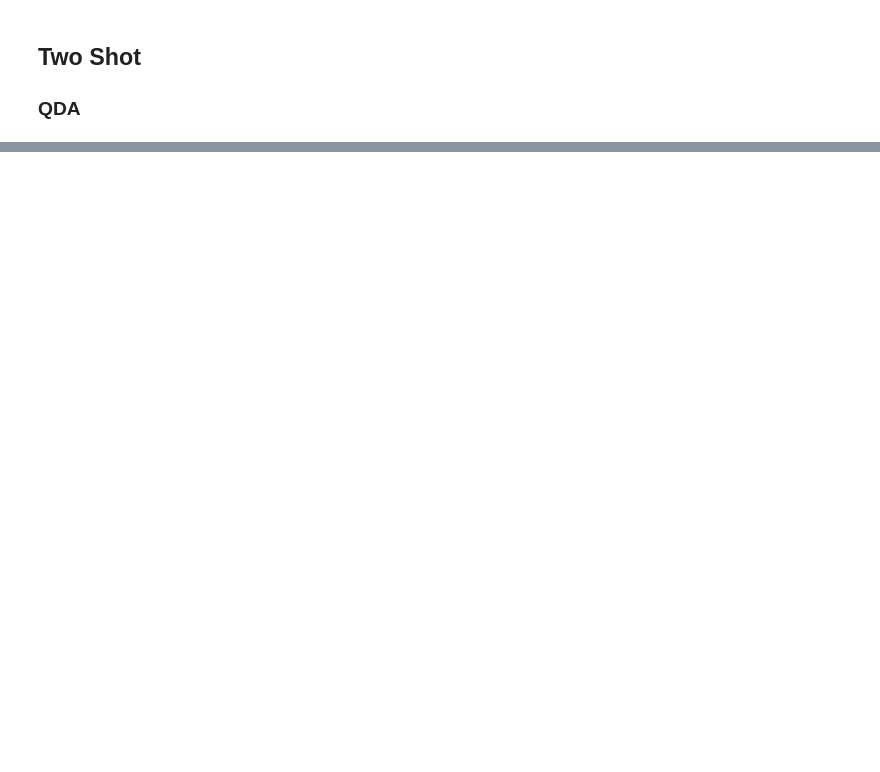
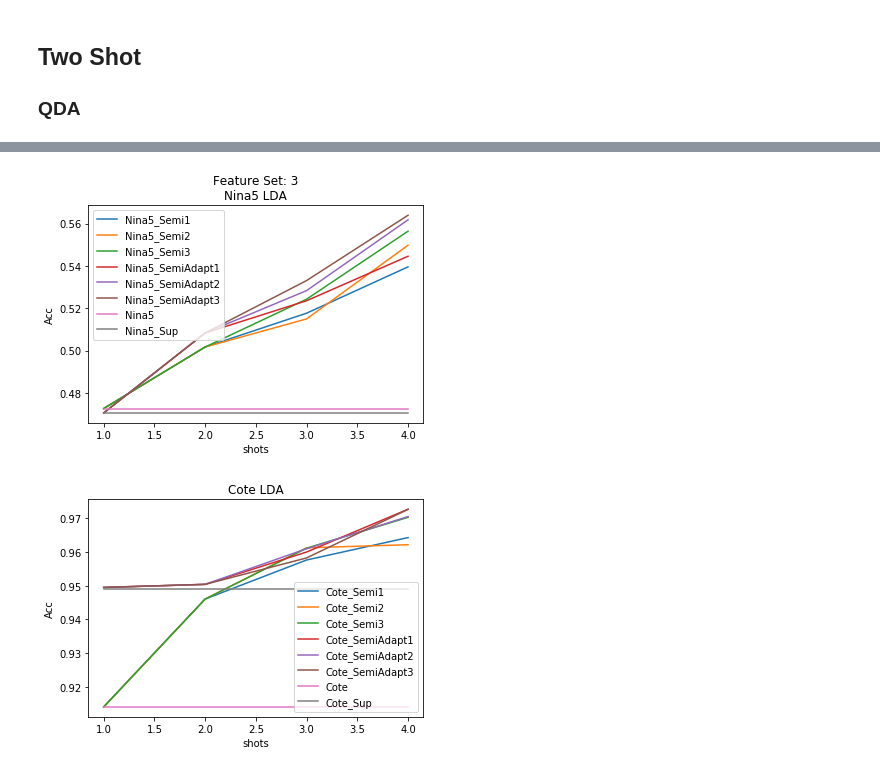
Before and after one commit to andresjarami/OnlineDAclassifier, a Jupyter notebook: Experiments/Experiment1_TimelessDB/Experiment1.ipynb, the cells around one changed output, grey strips where cells are left out. Saved outputs shown, nothing was run; the diff lists cells and outputs as text; code cells hidden in the pictures; blank space fills up the shorter version.

```diff
--- a/Experiments/Experiment1_TimelessDB/Experiment1.ipynb
+++ b/Experiments/Experiment1_TimelessDB/Experiment1.ipynb
@@ -368,0 +538,8 @@ pd.'Cote_FeatureSet_1_startPerson_20_endPerson_36_shotStart_1'
+# %%
+featureSet=3
+DA='LDA'
+propDA='_L'
+graphVector(featureSet,DA,propDA,newResultsNina5,newResultsCote)
+# %% [output]
+[figure, added]
+[figure, added]
```
Also changed, not shown: parts of 15 cells of this notebook, 3 other files.
